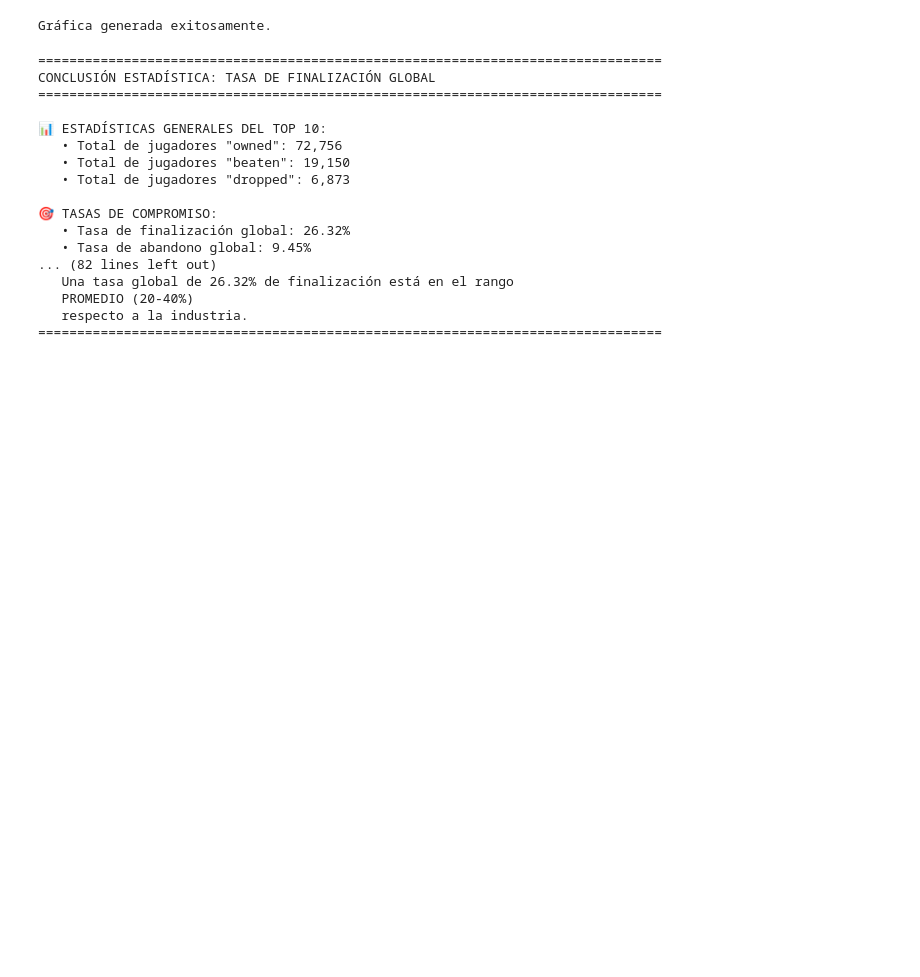
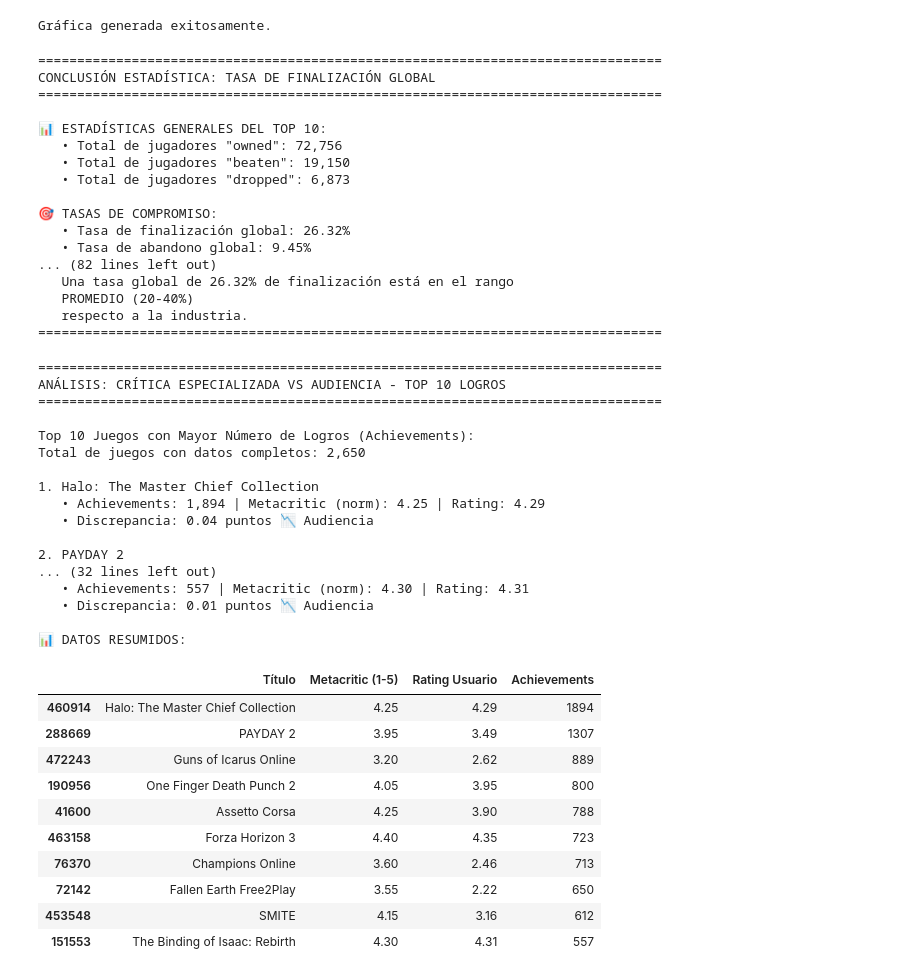
Before and after one commit to ericrodriguezdev/introduccion-progrmacion-cientifica-, a Jupyter notebook: notebook/descriptive_analysis.ipynb, the cells around one changed output. Drawn from its saved outputs; the diff is of its cells as text; code cells hidden in the pictures; blank space fills up the shorter version.

```diff
--- a/notebook/descriptive_analysis.ipynb
+++ b/notebook/descriptive_analysis.ipynb
@@ -1194,3 +1194,68 @@ CONCLUSIÓN ESTADÍSTICA: TASA DE FINALIZACIÓN GLOBAL
    PROMEDIO (20-40%)
    respecto a la industria.
 ================================================================================
+# %%
+# Análisis: Top 10 Juegos con Mayor Número de Logros (Achievements)
+print('\n' + '='*80)
+print('ANÁLISIS: CRÍTICA ESPECIALIZADA VS AUDIENCIA - TOP 10 LOGROS')
+print('='*80)
+
+# Filtrar datos válidos para este análisis
+df_achievements = df[['name', 'achievements_count', 'metacritic', 'rating']].copy()
+df_achievements = df_achievements.dropna(subset=['achievements_count', 'metacritic', 'rating'])
+df_achievements = df_achievements[df_achievements['achievements_count'] > 0]
+df_achievements = df_achievements[df_achievements['metacritic'] > 0]
+df_achievements = df_achievements[df_achievements['rating'] > 0]
+
+# Obtener top 10 por achievements_count
+top_10_achievements = df_achievements.nlargest(10, 'achievements_count').copy()
+
+# Normalizar metacritic a escala 1-5 (de 0-100)
+top_10_achievements['metacritic_norm'] = (top_10_achievements['metacritic'] / 20).round(2)
+
+print(f'\nTop 10 Juegos con Mayor Número de Logros (Achievements):')
+print(f'Total de juegos con datos completos: {len(df_achievements):,}\n')
+
+for rank, (idx, row) in enumerate(top_10_achievements.iterrows(), 1):
+    discrepancia = abs(row['metacritic_norm'] - row['rating'])
+    direccion = '📈 Crítica' if row['metacritic_norm'] > row['rating'] else '📉 Audiencia' if row['metacritic_norm'] < row['rating'] else '🟰 Igual'
+
+    print(f'{rank}. {row["name"]}')
+    print(f'   • Achievements: {int(row["achievements_count"]):,} | Metacritic (norm): {row["metacritic_norm"]:.2f} | Rating: {row["rating"]:.2f}')
+    print(f'   • Discrepancia: {discrepancia:.2f} puntos {direccion}\n')
+
+# Crear dataframe para visualización
+viz_data = top_10_achievements[['name', 'metacritic_norm', 'rating', 'achievements_count']].copy()
+viz_data.columns = ['Título', 'Metacritic (1-5)', 'Rating Usuario', 'Achievements']
+
+print(f'📊 DATOS RESUMIDOS:')
+display(viz_data.head(10))
+# %% [output]
+================================================================================
+ANÁLISIS: CRÍTICA ESPECIALIZADA VS AUDIENCIA - TOP 10 LOGROS
+================================================================================
+
+Top 10 Juegos con Mayor Número de Logros (Achievements):
+Total de juegos con datos completos: 2,650
+
+1. Halo: The Master Chief Collection
+   • Achievements: 1,894 | Metacritic (norm): 4.25 | Rating: 4.29
+   • Discrepancia: 0.04 puntos 📉 Audiencia
+
+2. PAYDAY 2
+... (32 lines left out)
+   • Achievements: 557 | Metacritic (norm): 4.30 | Rating: 4.31
+   • Discrepancia: 0.01 puntos 📉 Audiencia
+
+📊 DATOS RESUMIDOS:
+|  | Título | Metacritic (1-5) | Rating Usuario | Achievements |
+| 460914 | Halo: The Master Chief Collection | 4.25 | 4.29 | 1894 |
+| 288669 | PAYDAY 2 | 3.95 | 3.49 | 1307 |
+| 472243 | Guns of Icarus Online | 3.20 | 2.62 | 889 |
+| 190956 | One Finger Death Punch 2 | 4.05 | 3.95 | 800 |
+| 41600 | Assetto Corsa | 4.25 | 3.90 | 788 |
+| 463158 | Forza Horizon 3 | 4.40 | 4.35 | 723 |
+| 76370 | Champions Online | 3.60 | 2.46 | 713 |
+| 72142 | Fallen Earth Free2Play | 3.55 | 2.22 | 650 |
+| 453548 | SMITE | 4.15 | 3.16 | 612 |
+| 151553 | The Binding of Isaac: Rebirth | 4.30 | 4.31 | 557 |
```
Also changed, not shown: parts of 2 cells of this notebook.
